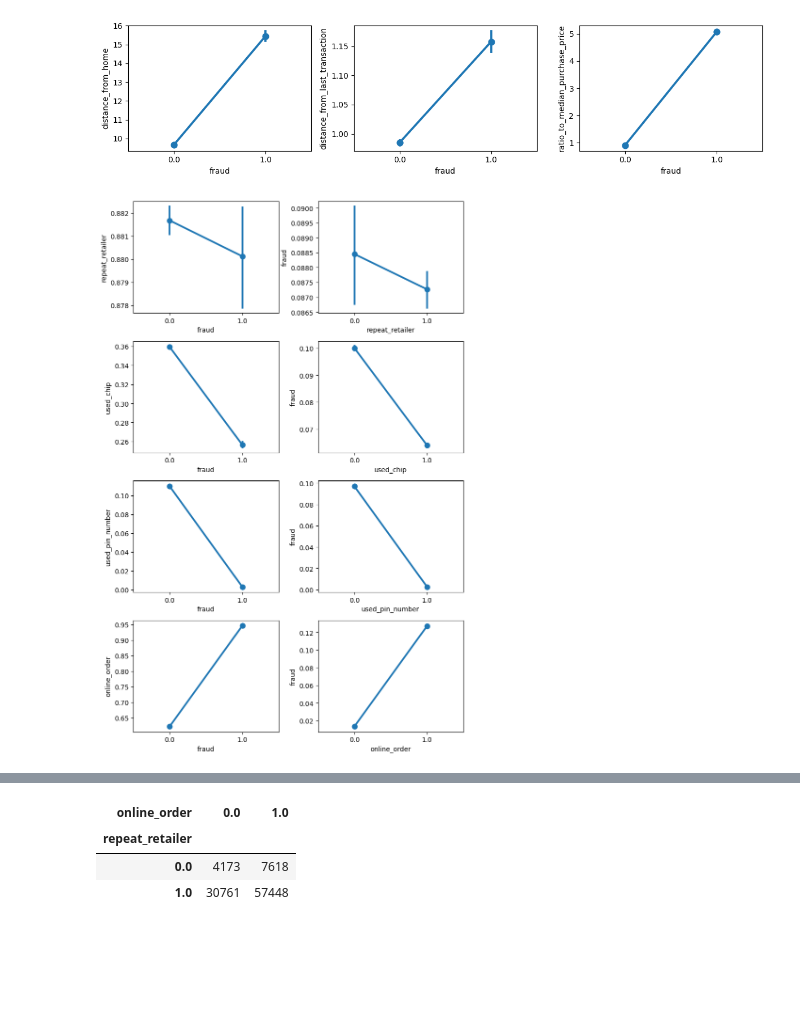
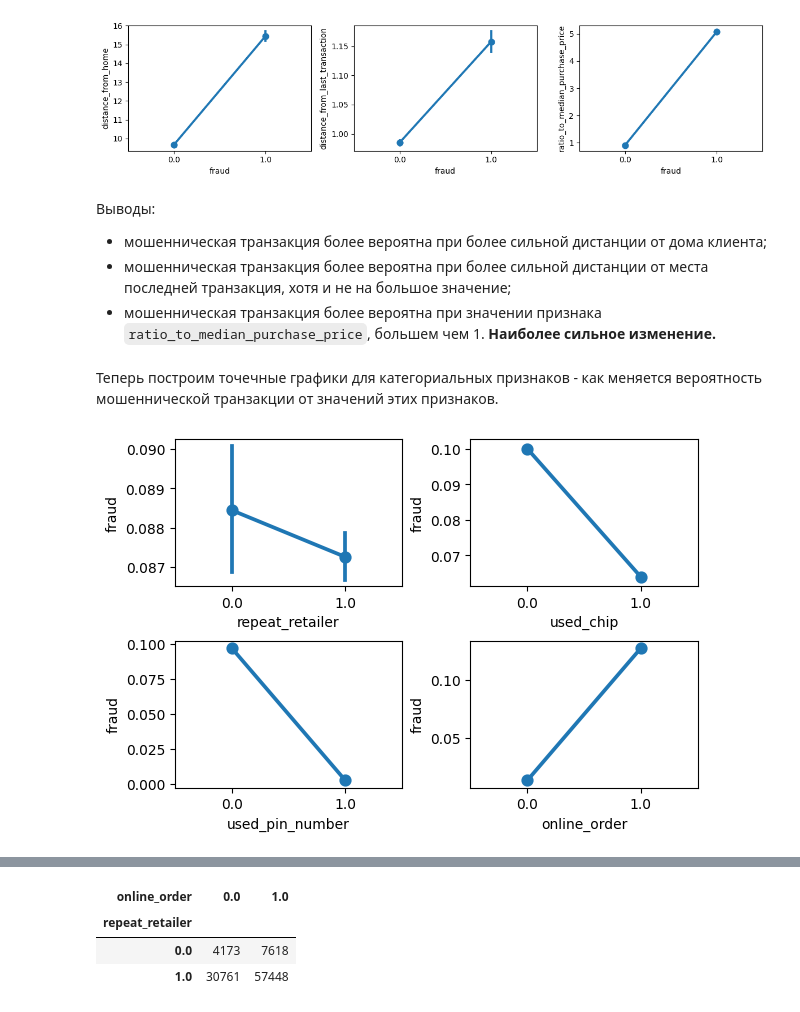
Before and after one commit to antohachekhov/Credit-Card-Fraud, a Jupyter notebook: eda_dataset.ipynb, the cells around one changed output, grey strips where cells are left out. Saved outputs shown, nothing was run; the diff lists cells and outputs as text; code cells hidden in the pictures; blank space fills up the shorter version.

Commit message:
Переделаны точечные графики

```diff
--- a/eda_dataset.ipynb
+++ b/eda_dataset.ipynb
@@ -194,7 +197,5 @@ sns.pairplot(dataset_log1p, hue="fraud")
 # %%
-import scipy.stats as stats
-
-fig, axis = plt.subplots(3, 1, figsize=(4, 10))
+fig, axis = plt.subplots(1, 3, figsize=(10, 3), constrained_layout=True)
 for i, feature in enumerate(numeric_features):
   stats.probplot(dataset[feature], dist="norm", plot=axis[i])
   axis[i].set_title(feature)
@@ -206,7 +207,7 @@ plt.show()
 # %% [markdown]
 2. Нормальному распределению после преобразования $\log(x+1)$
 # %%
-fig, axis = plt.subplots(3, 1, figsize=(4, 10))
+fig, axis = plt.subplots(1, 3, figsize=(10, 3), constrained_layout=True)
 for i, feature in enumerate(numeric_features):
   stats.probplot(dataset_log1p[feature], dist="norm", plot=axis[i])
   axis[i].set_title(feature)
@@ -222,10 +228,5 @@ plt.show()
 # %%
-# сделаем лог-преобразование вида log(x) для числовых признаков
-dataset_log = dataset[numeric_features + ['fraud']].copy()
-for col in numeric_features:
-    dataset_log[col] = np.log(dataset[col])
-
-fig, axis = plt.subplots(1, 3, figsize=(10, 4), constrained_layout=True)
+fig, axis = plt.subplots(1, 3, figsize=(10, 3), constrained_layout=True)
 for i, feature in enumerate(numeric_features):
   stats.probplot(dataset_log[feature], dist="norm", plot=axis[i])
   axis[i].set_title(feature)
@@ -259,14 +262,18 @@ plt.tight_layout() # автоматически увеличить отступ
 plt.show()
 # %% [output]
 [figure]
+# %% [markdown]
+Выводы:
+- мошенническая транзакция более вероятна при более сильной дистанции от дома клиента;
+- мошенническая транзакция более вероятна при более сильной дистанции от места последней транзакция, хотя и не на большое значение;
+- мошенническая транзакция более вероятна при значении признака `ratio_to_median_purchase_price`, большем чем 1. **Наиболее сильное изменение.**
+# %% [markdown]
+Теперь построим точечные графики для категориальных признаков - как меняется вероятность мошеннической транзакции от значений этих признаков.
 # %%
-fig, axis = plt.subplots(4, 2, figsize=(8, 12))
+fig, axis = plt.subplots(2, 2, figsize=(6, 4), constrained_layout=True)
 for i, feature in enumerate([c for c in categorical_features if c != objective_feature]):
-  sns.pointplot(x=objective_feature, y=feature, data=dataset, ax=axis[i, 0])
-  sns.pointplot(x=feature, y=objective_feature, data=dataset, ax=axis[i, 1])
-  axis[i, 0].invert_yaxis() # инверсия оси Y
-  axis[i, 1].invert_yaxis()
-plt.tight_layout() # автоматически увеличить отступы между графиками
+  sns.pointplot(x=feature, y=objective_feature, data=dataset, ax=axis[i // 2, i % 2])
+  axis[i // 2, i % 2].invert_yaxis() # инверсия оси Y
 plt.show()
 # %% [output]
-[figure, old version]
+[figure, new version]
```
Also changed, not shown: parts of 15 cells of this notebook.
